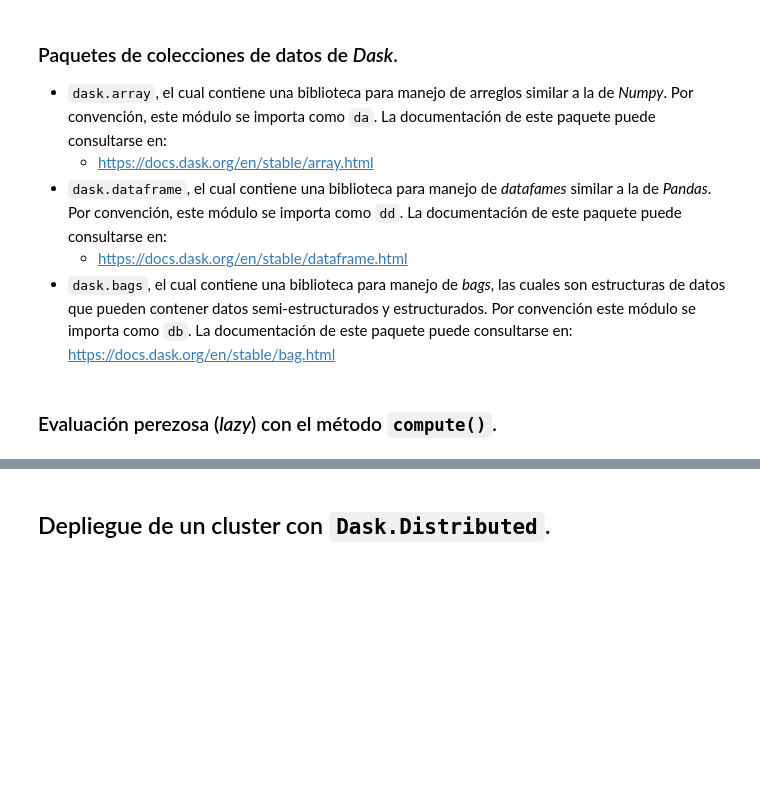
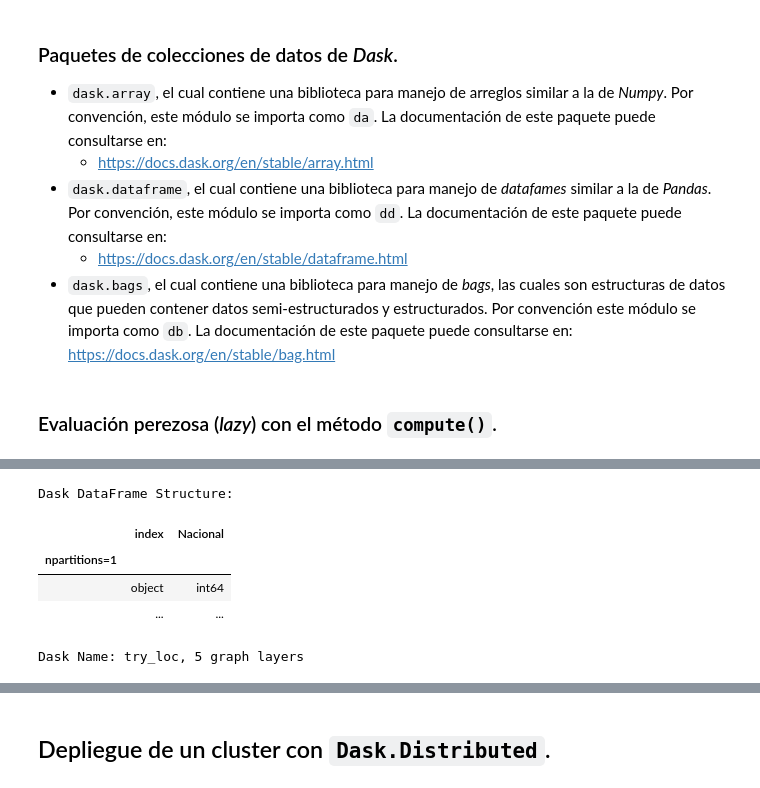
Before and after one commit to PythonistaMX/py311, a Jupyter notebook: 30_introduccion_a_dask.ipynb, the cells around one changed output, grey strips where cells are left out. Saved outputs shown, nothing was run; the diff lists cells and outputs as text; code cells hidden in the pictures; blank space fills up the shorter version.

```diff
--- a/30_introduccion_a_dask.ipynb
+++ b/30_introduccion_a_dask.ipynb
@@ -43,2 +99,11 @@ df["Nacional"].compute()
+# %%
+df.loc[df["Nacional"] > 50000].loc[:, ['index', 'Nacional']]
+# %% [output]
+Dask DataFrame Structure:
+|  | index | Nacional |
+| npartitions=1 |  |  |
+|  | object | int64 |
+|  | ... | ... |
+Dask Name: try_loc, 5 graph layers
 # %%
 df.loc[df["Nacional"] > 50000].loc[:, ['index', 'Nacional']].compute()
```
Also changed, not shown: parts of 10 cells of this notebook.
